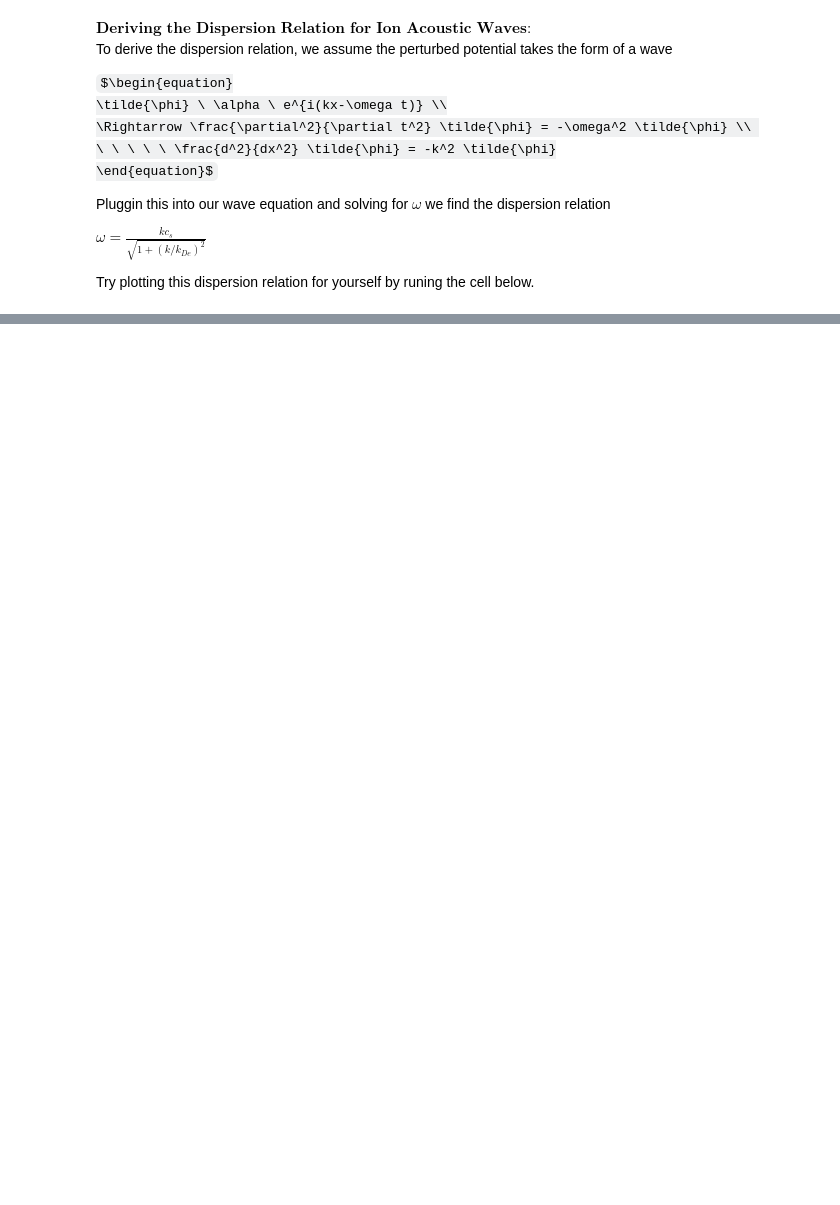
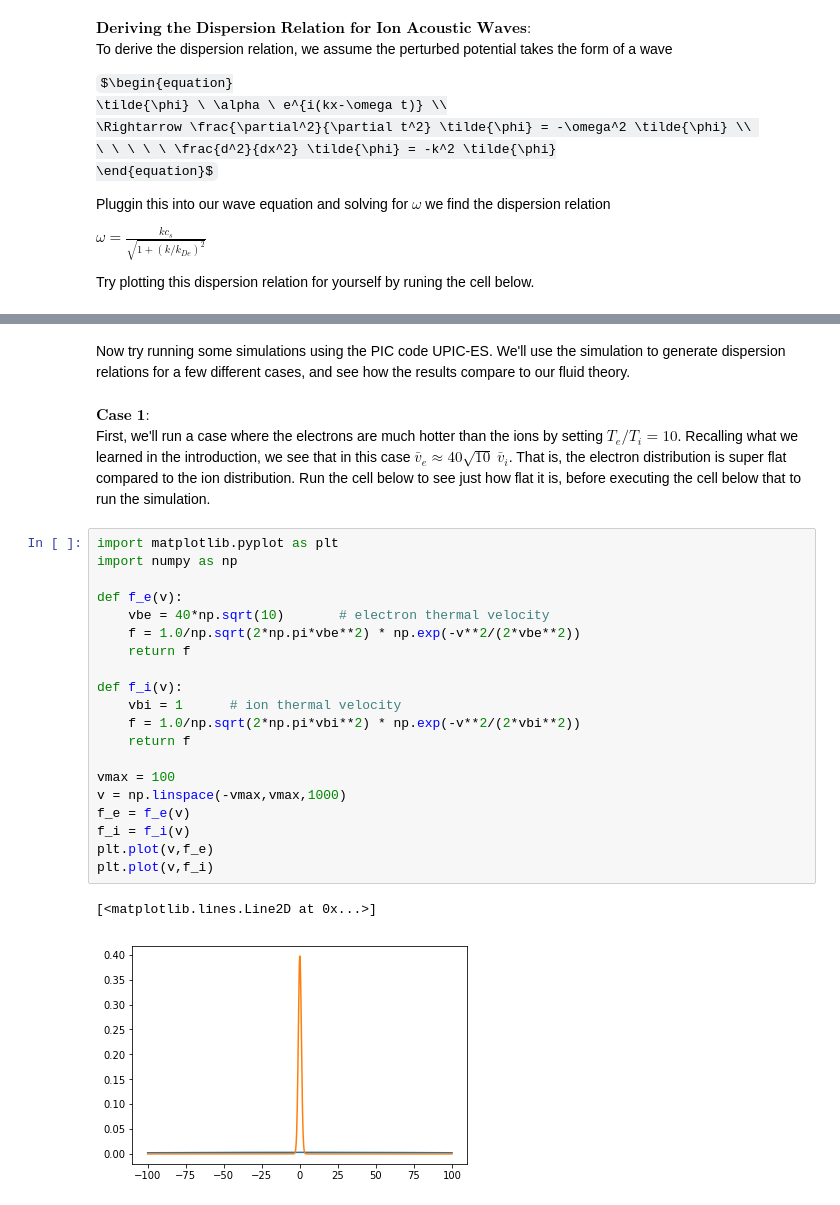
Before and after one commit to UCLA-Plasma-Simulation-Group/JupyterPIC, a Jupyter notebook: dev/iaw-fluid-theory/iaw-fluid-theory.ipynb, the cells around one changed output, grey strips where cells are left out. Saved outputs shown, nothing was run; the diff lists cells and outputs as text; some formulas as TeX source; blank space fills up the shorter version.

Commit message:
Checking in updates to iaw-fluid-theory.ipynb

```diff
--- a/dev/iaw-fluid-theory/iaw-fluid-theory.ipynb
+++ b/dev/iaw-fluid-theory/iaw-fluid-theory.ipynb
@@ -234,3 +244,31 @@ plt.ylabel('$\omega$')
+# %% [markdown]
+Now try running some simulations using the PIC code UPIC-ES.  We'll use the simulation to generate dispersion relations for a few different cases, and see how the results compare to our fluid theory.
+# %% [markdown]
+$\textbf{Case 1:}$
+First, we'll run a case where the electrons are much hotter than the ions by setting $T_e/T_i = 10$.  Recalling what we learned in the introduction, we see that in this case $\bar{v}_e \approx 40 \sqrt{10}  \ \bar{v}_i$.  That is, the electron distribution is super flat compared to the ion distribution.  Run the cell below to see just how flat it is, before executing the cell below that to run the simulation.
+# %%
+import matplotlib.pyplot as plt
+import numpy as np
+
+def f_e(v):
+    vbe = 40*np.sqrt(10)       # electron thermal velocity
+    f = 1.0/np.sqrt(2*np.pi*vbe**2) * np.exp(-v**2/(2*vbe**2))
+    return f
+
+def f_i(v):
+    vbi = 1      # ion thermal velocity
+    f = 1.0/np.sqrt(2*np.pi*vbi**2) * np.exp(-v**2/(2*vbi**2))
+    return f
+
+vmax = 100
+v = np.linspace(-vmax,vmax,1000)
+f_e = f_e(v)
+f_i = f_i(v)
+plt.plot(v,f_e)
+plt.plot(v,f_i)
+# %% [output]
+[<matplotlib.lines.Line2D at 0x...>]
+[figure, added]
 # %%
 import sys                                    # comment out in main version
 sys.path.insert(0, '/home/jovyan/analysis')   # comment out in main version
```
Also changed, not shown: parts of 21 cells of this notebook.
